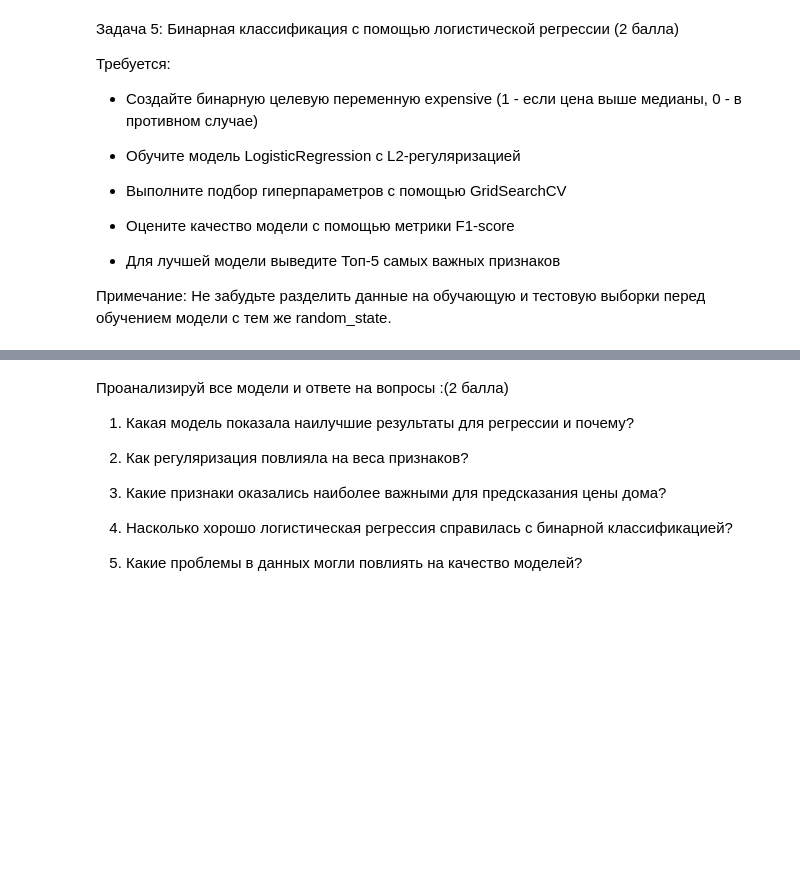
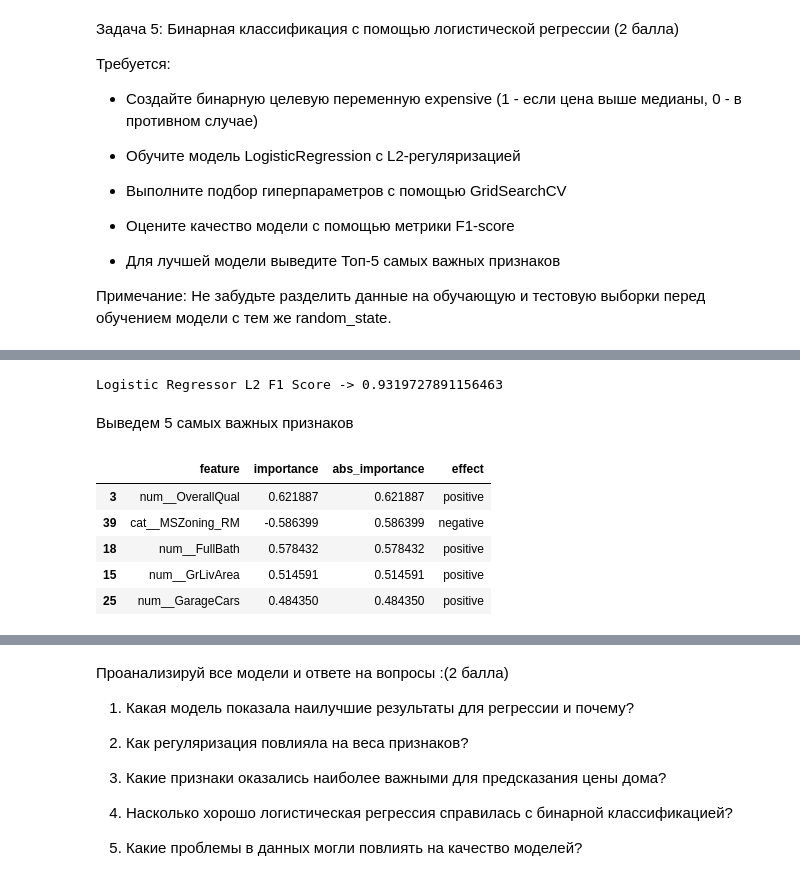
Before and after one commit to Yukkitsune/TBank-Analytics, a Jupyter notebook: Machine learning/linear_regression_homework.ipynb, the cells around one changed output, grey strips where cells are left out. Cells and saved outputs as stored; diff of their text form; code cells hidden in the pictures; blank space fills up the shorter version.

```diff
--- a/Machine learning/linear_regression_homework.ipynb
+++ b/Machine learning/linear_regression_homework.ipynb
@@ -510,0 +615,28 @@ ElasticNet Standard Scaler MAE -> 17928.095946391677
+# %%
+cat_cols = X.select_dtypes(include=['object']).columns
+num_cols = X.select_dtypes(include=['int64', 'float64']).columns
+
+preprocessor = ColumnTransformer(
+    transformers=[
+        ('num', StandardScaler(), num_cols),
+        ('cat', OneHotEncoder(drop='first', handle_unknown='ignore'), cat_cols)
+    ]
+)
+logreg_pipeline = Pipeline([
+    ('preprocessor', preprocessor),
+    ('model', LogisticRegression(penalty='l2', random_state=42))
+])
+parametersGrid = {
+    'model__C' : [0.001, 0.01, 0.1, 1, 10, 100],
+    'model__solver': ['lbfgs', 'liblinear','newton-cholesky', 'sag', 'saga'],
+    'model__max_iter': [200, 500, 1000]
+}
+
+logreg_grid = GridSearchCV(estimator=logreg_pipeline,
+                           param_grid=parametersGrid,
+                           scoring='f1',
+                           n_jobs=-1,
+                           cv=3
+                           )
+# %%
+logreg_grid.fit(X_train, y_train)
@@ -510,0 +664,30 @@ ElasticNet Standard Scaler MAE -> 17928.095946391677
+# %%
+y_pred = logreg_grid.predict(X_test)
+print(f'Logistic Regressor L2 F1 Score -> {f1_score(y_test, y_pred)}')
+# %% [output]
+Logistic Regressor L2 F1 Score -> 0.9319727891156463
+# %%
+def get_importance(grid) -> pd.DataFrame:
+  preprocessor = grid.best_estimator_.named_steps['preprocessor']
+  model = grid.best_estimator_.named_steps['model']
+
+  features = preprocessor.get_feature_names_out()
+  coefs = model.coef_[0]
+  return pd.DataFrame({
+      'feature' : features,
+      'importance' : coefs,
+      'abs_importance' : np.abs(coefs)
+  })
+# %% [markdown]
+Выведем 5 самых важных признаков
+# %%
+logreg_importance_df = get_importance(logreg_grid)
+logreg_importance_df['effect'] = logreg_importance_df['importance'].apply(lambda x: 'positive' if x > 0 else 'negative')
+logreg_importance_df.sort_values('abs_importance', ascending=False).head(5)
+# %% [output]
+|  | feature | importance | abs_importance | effect |
+| 3 | num__OverallQual | 0.621887 | 0.621887 | positive |
+| 39 | cat__MSZoning_RM | -0.586399 | 0.586399 | negative |
+| 18 | num__FullBath | 0.578432 | 0.578432 | positive |
+| 15 | num__GrLivArea | 0.514591 | 0.514591 | positive |
+| 25 | num__GarageCars | 0.484350 | 0.484350 | positive |
```
Also changed, not shown: parts of 43 cells of this notebook.
